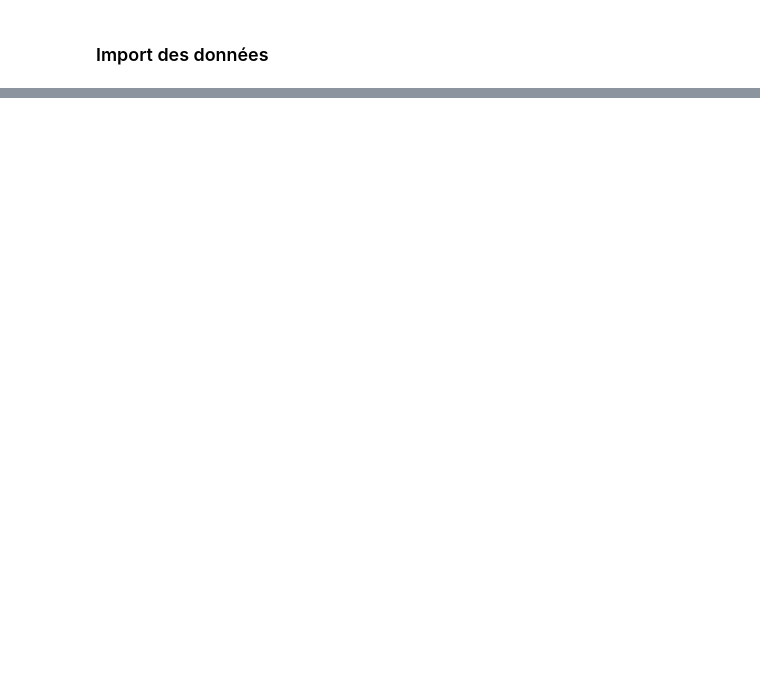
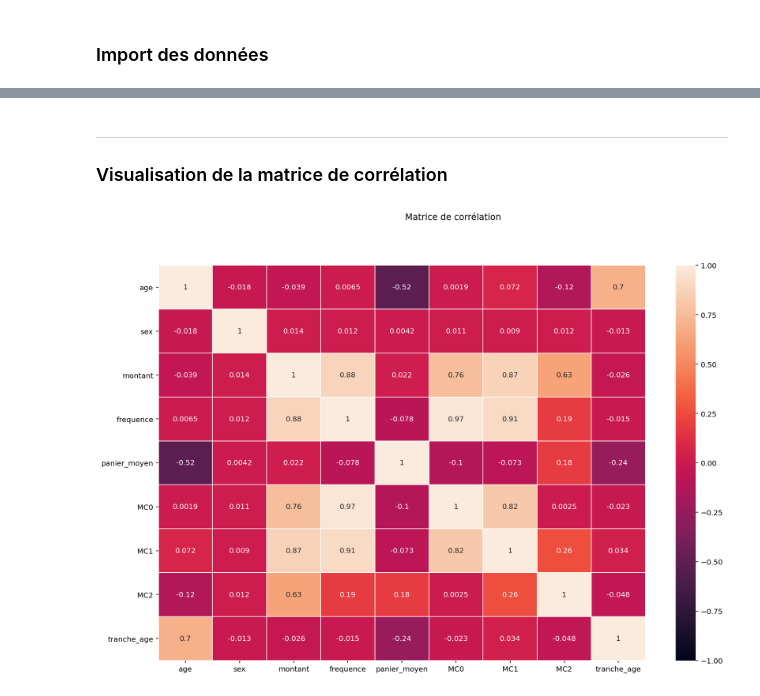
Before and after one commit to theoprovost/categorisation_client, a Jupyter notebook: P03_rapport.ipynb, the cells around one changed output, grey strips where cells are left out. Cells and saved outputs as stored; diff of their text form; code cells hidden in the pictures; blank space fills up the shorter version.

```diff
--- a/P03_rapport.ipynb
+++ b/P03_rapport.ipynb
@@ -24,0 +203,18 @@ customers = pd.read_csv('./data/')
+# %%
+from sklearn.preprocessing import RobustScaler
+
+scaler = RobustScaler()
+scaled_data = pd.DataFrame(scaler.fit_transform(dataset), columns=dataset.columns)
+# %% [markdown]
+-----
+### Visualisation de la matrice de corrélation
+# %%
+scaled_dataset_corr = scaled_data.corr()
+
+plt.figure(figsize=(15, 10))
+plt.suptitle('Matrice de corrélation')
+sns.heatmap(scaled_dataset_corr, annot=True, linewidths=.5, vmin=-1, vmax=1)
+
+plt.show()
+# %% [output]
+[figure, added]
```
Also changed, not shown: parts of 21 cells of this notebook.
